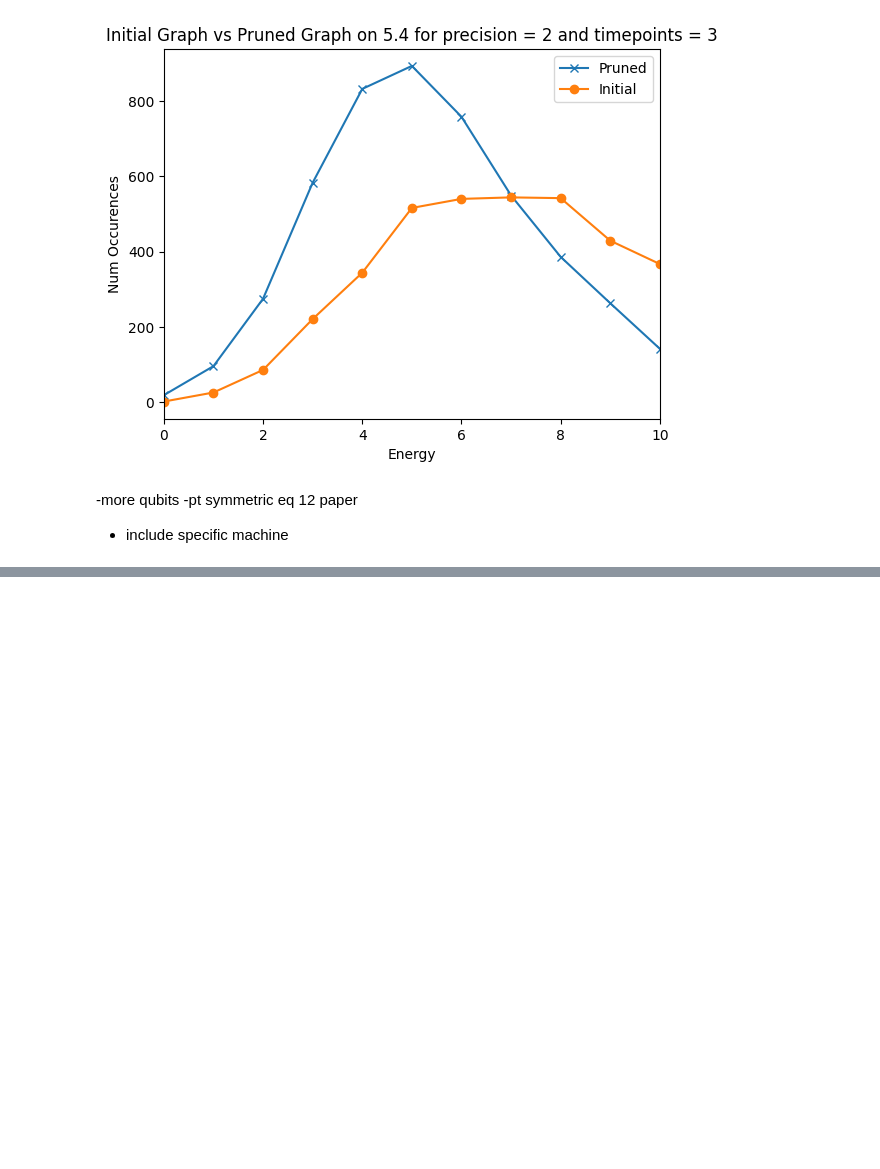
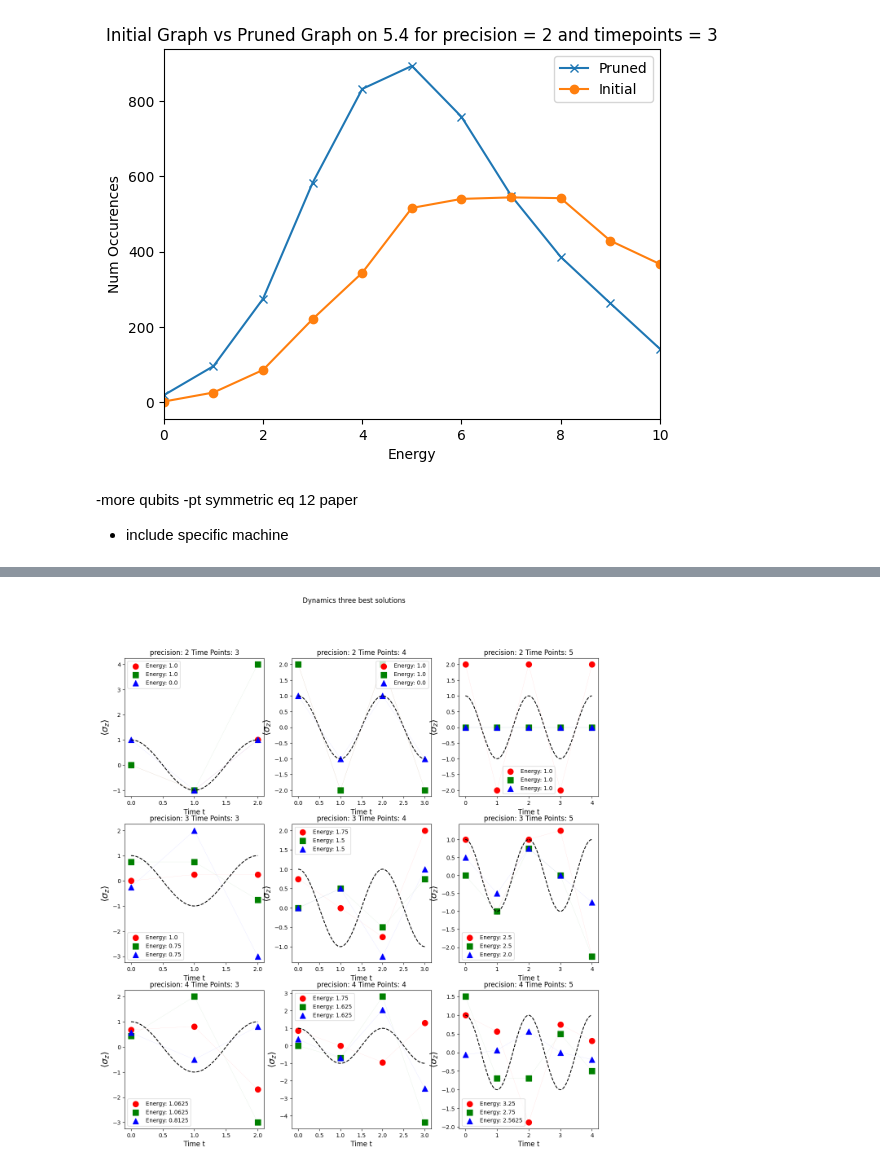
Before and after one commit to atg205/DWaveDynamics, a Jupyter notebook: notebooks/tests.ipynb, the cells around one changed output, grey strips where cells are left out. Cells and saved outputs as stored; diff of their text form; code cells hidden in the pictures; blank space fills up the shorter version.

Commit message:
dynamics interpretation

```diff
--- a/notebooks/tests.ipynb
+++ b/notebooks/tests.ipynb
@@ -124,7 +124,7 @@ import numpy as np
 import math
 import dimod.sampleset
 # %%
-def load_data(pruned = True):
+def load_data(pruned = True, raw = False):
     if pruned:
         path = '../data/results/pruned/1/'
 
@@ -139,7 +139,10 @@ def load_data(pruned = True):
             with open(os.path.join(path,file),'r') as f:
                 s = dimod.SampleSet.from_serializable(json.load(f))
 
-            s = s.to_pandas_dataframe()[['energy','num_occurrences']]
+            s = s.to_pandas_dataframe()
+
+            if not raw:
+                s = s[['energy','num_occurrences']]
             s['systemid'] = topology
             s['precision'] = precision
             s['timepoints'] = timepoints
@@ -148,6 +151,10 @@ def load_data(pruned = True):
     dfs_all = pd.concat(dfs)
 
     return dfs_all
+
+def get_precision_timepoints_pairs(dfs):
+    dfs = dfs.groupby(['precision','timepoints'])['num_occurrences'].count()
+    return list(set(dfs.index))
 # %%
 dfs_all = load_data(pruned = True)
 dfs_all_rounded = dfs_all.copy()
@@ -290,0 +300,5 @@ plt.xlim(0,10)
+# %%
+dfs_data_raw = load_data(raw=True)
+tp_pairs = get_precision_timepoints_pairs(dfs_data_raw)
+tp_pairs.sort(key=lambda x: x[0]*10 + x[1])
+tp_pairs
@@ -290,0 +307,65 @@ plt.xlim(0,10)
+# %%
+import qutip as qp
+
+# We simulate evolution under the Hamiltonian 1/2 pi * Sigma_y...
+
+# Loop over all rows in velox_results and plot all dynamics on the same panel,
+# coloring each curve according to its best_energy.
+colors = ["r", "g", "b", "c", "m", "y", "k"]
+markers = ["o", "s", "^", "D", "v", "<", ">"]
+
+SY = np.array([[0, -1.0j], [1.0j, 0.0]])
+PSI0 = np.array([1, 0], dtype=np.complex128)  # Difference b. Initial state can now be complex.
+
+
+# Create a single axis for the plot
+fig, axes = plt.subplots(3, 3, figsize=(15, 15), sharey=False)
+axes = axes.flatten()
+
+for i, (precision,timepoints) in enumerate(tp_pairs):
+    #baseline
+
+    H_qp = 0.5 * np.pi * qp.sigmay()
+    psi_0 = qp.basis(2, 0)
+    times = np.linspace(0, timepoints-1, 100)
+    baseline = qp.mesolve(H_qp, psi_0, times, e_ops=[qp.sigmaz()]).expect[0]
+
+    ax = axes[i]
+
+    ax.plot(times, baseline, "k--")
+
+    problem = ComplexDynamicsProblem(
+        hamiltonian=0.5 * np.pi * SY,      # Evolution under hamiltonian 0.5 * np.pi * sigma_y
+        initial_state = PSI0,              # Starting at initial state |0>,
+        times=tuple(range(timepoints)),             # With six time points 0,1,2
+        num_bits_per_var=precision               # And two bits of precision per variable
+    )
+
+    dfs_filtered = dfs_data_raw[(dfs_data_raw.precision == precision) & (dfs_data_raw.timepoints == timepoints)]
+    dfs_filtered = dfs_filtered.drop(['num_occurrences'],axis=1)
+    dfs_filtered.drop_duplicates(inplace=True)
+    dfs_filtered = dfs_filtered.sort_values(by='energy').head(3)
+    dfs_filtered = dfs_filtered.sort_values(by='energy',ascending=False)
+    energies = list(dfs_filtered['energy'])
+    dfs_filtered = dfs_filtered.filter(regex='\d+')
+    dfs_filtered = dfs_filtered.apply(pd.to_numeric)
+    for j, (_, row) in enumerate(dfs_filtered.iterrows()):
+        sol_dict = row.dropna().to_dict()
+        sol_dict = {key:int(value) for key,value in sol_dict.items()}
+
+        vec =problem.interpret_sample(sol_dict)
+        SZ = np.array([[1, 0], [0, -1]])
+
+        expect = [(state.conj() @ SZ @ state).real for state in vec]
+        ax.scatter(problem.times, expect, color=colors[j % len(colors)], marker=markers[j % len(markers)], label=f"Energy: {energies[j]}", alpha=1.0, s=100)
+        ax.plot(problem.times, expect, color=colors[j % len(colors)], alpha=0.5, linewidth=0.1)
+    ax.set_xlabel("Time t", fontsize=12)
+    ax.set_ylabel(r"$\langle \sigma_z \rangle$", fontsize=16)
+    ax.set_title(f"precision: {problem.num_bits_per_var} Time Points: {len(problem.times)}")
+
+
+    ax.legend()
+fig.suptitle("Dynamics three best solutions")
+plt.show()
+# %% [output]
+[figure, added]
```
Also changed, not shown: parts of 5 cells of this notebook, 2 other files.
